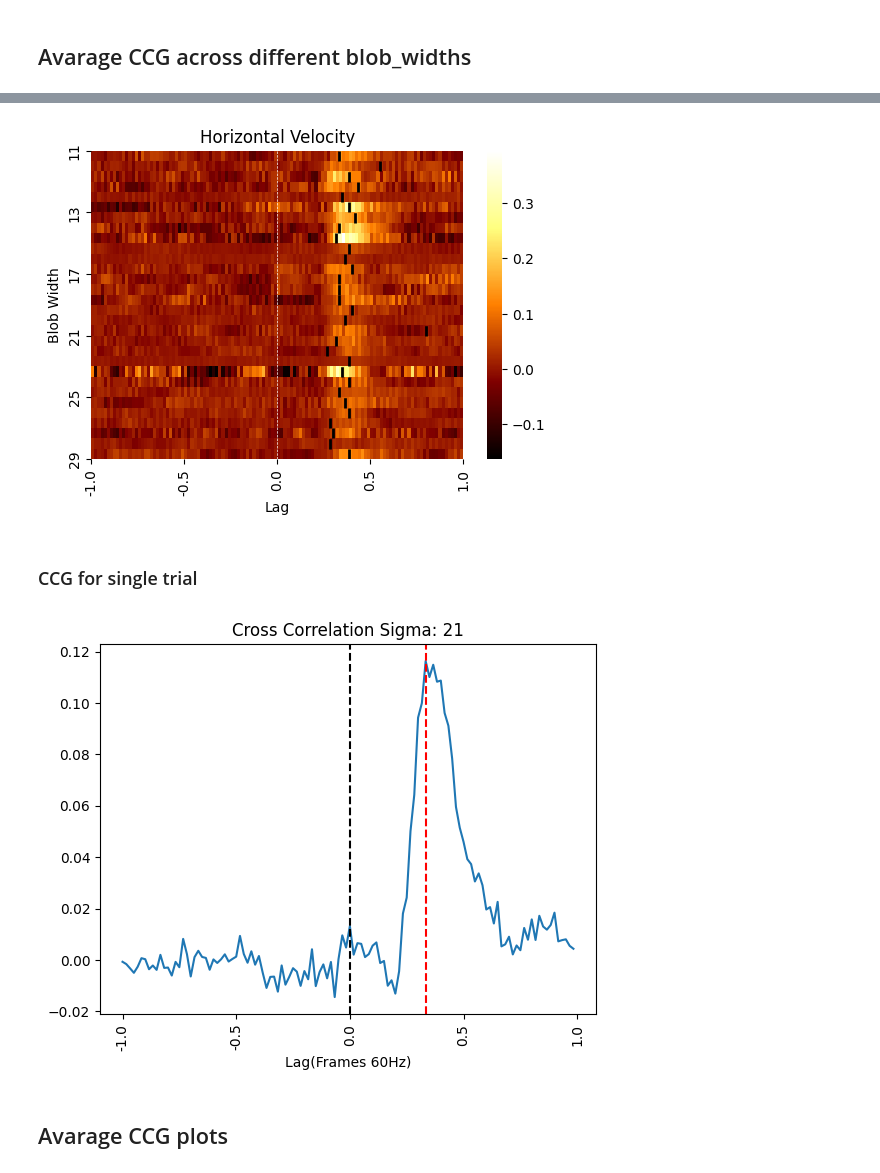
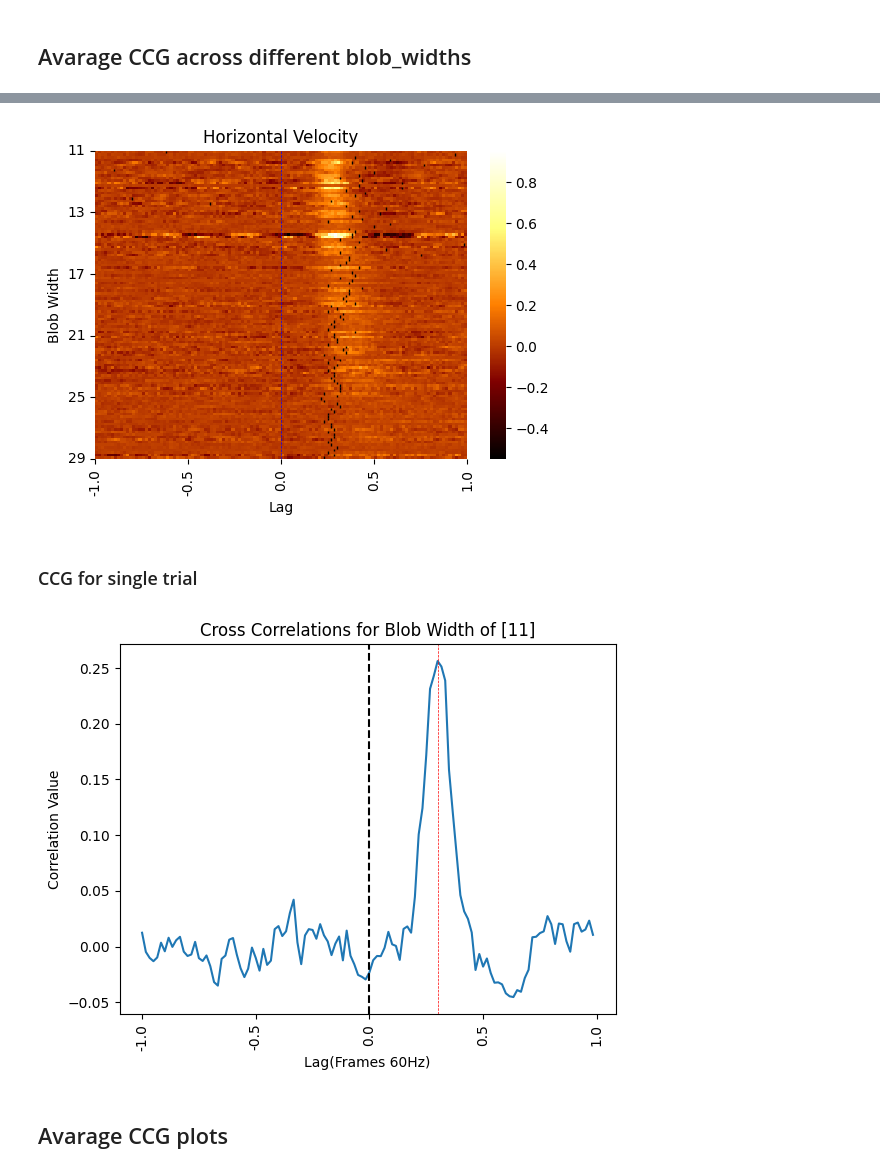
Before and after one commit to omeryildiran/Guido-Pascal-Omer-continuous-psychophysics, a Jupyter notebook: analysis_primier.ipynb, the cells around one changed output, grey strips where cells are left out. Saved outputs shown, nothing was run; the diff lists cells and outputs as text; code cells hidden in the pictures.

```diff
--- a/analysis_primier.ipynb
+++ b/analysis_primier.ipynb
@@ -49,8 +46,9 @@ array([29, 29, 29, 29, 29, 21, 21, 21, 21, 21, 13, 13, 13, 13, 13, 11, 11,
 # %%
 # create key-value pairs for the dictionary of 30 trials
 trial_dict = {}
-for i in range(30):
-    trial_dict[i] = {'target': target[i,:], 'response': response[i,:], 'mouse_x': mouse_x[i,:], 'mouse_y': mouse_y[i,:], 'blob_x': blob_x[i,:], 'blob_y': blob_y[i,:], 'sigma': sigma[0][i]}
+for i in range(nTrial):
+    #trial_dict[i] = {'target': target[i,:], 'response': response[i,:], 'mouse_x': mouse_x[i,:], 'mouse_y': mouse_y[i,:], 'blob_x': blob_x[i,:], 'blob_y': blob_y[i,:], 'sigma': sigma[0][i]}
+    trial_dict[i]={'target': target[i,:], 'response': response[i,:], 'sigma': sigma[i]} #bonnen data
 trial_dict[2]['sigma']
 
 
@@ -58,11 +56,11 @@ trial_dict[2]['sigma']
 for i in range(nTrial):
     trial_dict[i]['target']=trial_dict[i]['target'][60:]
     trial_dict[i]['response']=trial_dict[i]['response'][60:]
-    trial_dict[i]['mouse_x']=trial_dict[i]['mouse_x'][60:]
-    trial_dict[i]['mouse_y']=trial_dict[i]['mouse_y'][60:]
-    trial_dict[i]['blob_x']=trial_dict[i]['blob_x'][60:]
-    trial_dict[i]['blob_y']=trial_dict[i]['blob_y'][60:]
-    #trial_dict[i]['sigma']=trial_dict[i]['sigma'][60:]
+    # trial_dict[i]['mouse_x']=trial_dict[i]['mouse_x'][60:]
+    # trial_dict[i]['mouse_y']=trial_dict[i]['mouse_y'][60:]
+    # trial_dict[i]['blob_x']=trial_dict[i]['blob_x'][60:]
+    # trial_dict[i]['blob_y']=trial_dict[i]['blob_y'][60:]
+    ##trial_dict[i]['sigma']=trial_dict[i]['sigma'][60:]
 # %%
 
 # sort the dictionary by sigma
@@ -108,8 +102,8 @@ tmp_trial=trialDictSorted[selected_sigma_ind*nTrialPerBlock+1][1]
 # Normalize the signals
 def min_max_normalizer(x):
     return ((x-x.min())/(x.max()-x.min()))*2-1
-X=min_max_normalizer(tmp_trial['mouse_x'])
-Y=min_max_normalizer(tmp_trial['blob_x'])
+X=min_max_normalizer(tmp_trial['target'])
+Y=min_max_normalizer(tmp_trial['response'])
 ccg=  np.correlate(np.diff(X), np.diff(Y), 'full')
 lag_range = 90
 mid_point = len(ccg) // 2
@@ -117,7 +111,7 @@ ccg_range = ccg[mid_point - lag_range : mid_point+1 + lag_range]
 # Create a time vector for the lag range
 time_vector = np.arange(-lag_range, lag_range + 1)
 # Create heatmap
-plt.figure(figsize=(8, 4))
+plt.figure(figsize=(5,3.4))
 plt.subplot(1, 3, 1)
 plt.imshow([ccg], cmap='afmhot', aspect='auto', extent=[-lag_range, lag_range, -1, 1])
 plt.title('CCG Heatmap Sigma: '+ str(selected_sigma))
@@ -190,44 +196,46 @@ plt.show()
 # %%
 # create heatmap for mean of cross correlation for trials with the same sigma value
 plt.figure(figsize=(6, 4))
-sns.heatmap(ccg_single_blob_trimmed, cmap='afmhot')
+sns.heatmap(ccg_single_trials_trimmed, cmap='afmhot')
 # set x axis ticks from -120 to 120 with ticks at every 20 units
 x=np.linspace(0, frameRate*lag_time*2, 5)
 labels=np.linspace(-lag_time, lag_time, len(x))
 plt.xticks(x, labels, rotation='vertical')
 ## set y axis ticks based on blob widths so that each 5 rows are for the same blob width
-yticks=np.linspace(0, len(ccg_single_blob_trimmed), 6)
+yticks=np.linspace(0, len(ccg_single_trials_trimmed), 6)
 yticklabels=blob_widths
 plt.yticks(yticks, yticklabels)
+plt.axvline(x=lag_range,color='blue',linestyle='--',linewidth=0.5)
 
 plt.title('Horizontal Velocity')
 plt.xlabel('Lag')
 plt.ylabel('Blob Width')
-# Find lag indices of peaks in each row
-peak_indices = np.argmax(ccg_single_blob_trimmed, axis=1)
+
+
 # Trace peak for each blob width
+peak_indices = np.argmax(ccg_single_trials_trimmed, axis=1)# Find lag indices of peaks in each row
 # Add peak lines to the heatmap
-plt.axvline(x=lag_range,color='white',linestyle='--',linewidth=0.5)
-
 for i, peak_index in enumerate(peak_indices):
-    #plt.axvline(x=peak_index, color='black', linestyle='--', linewidth=1, ymin=i/len(blob_widths), ymax=(i+1)/len(blob_widths))
-    plt.axvline(x=peak_index, color='black', linestyle='--', linewidth=2, ymin=i/30, ymax=(i+1)/30)
+    plt.axvline(x=peak_index, color='black', linestyle='--', linewidth=1, ymin=i/nTrial, ymax=(i+1)/nTrial)
 plt.show()
 # %% [output]
-[figure, old version]
+[figure, new version]
 # %% [markdown]
 ### CCG for single trial
 # %%
 sigma_dict={11:0,13:1,17:2,21:3,25:4,29:5}
-selected_sigma=21
+selected_sigma=11
 selected_sigma_ind=sigma_dict[selected_sigma]
 # plot corss-correlation for a single trial
 len_trial=len(trialDictSorted[0][1]['target'])
 frameRate=60
 time_lag=1 # seconds
 steps=int(frameRate*time_lag)
-plt.plot(ccg[len_trial-steps:len_trial+steps])
+
 ccg=ccg_blob_mean[selected_sigma_ind]# set CCG
+
+mid_point=len(ccg)//2
+plt.plot(ccg[mid_point-steps:mid_point+steps])
 # set x axis ticks from -120 to 120 with ticks at every 20 units
 x=np.linspace(0, frameRate*time_lag*2, 5)
 labels=np.linspace(-time_lag, time_lag, len(x))
@@ -235,16 +243,18 @@ plt.xticks(x, labels, rotation='vertical')
 #plot a vertical line at lag=0
 plt.axvline(time_lag*frameRate, color='black', linestyle='--')
 # calculate highest correlation
-max_corr=np.max(ccg[len_trial-steps:len_trial+steps])
-max_corr_index=np.argmax(ccg[len_trial-steps:len_trial+steps])
+max_corr=np.max(ccg[mid_point-steps:mid_point+steps])
+max_corr_index=np.argmax(ccg[mid_point-steps:mid_point+steps])
 # plot the highest correlation
 #plt.axhline(max_corr, color='black', linestyle='--')
-plt.axvline(max_corr_index, color='red', linestyle='--')
-plt.title('Cross Correlation Sigma: ' + str(trialDictSorted[selected_sigma_ind*5+1][1]['sigma']))
+#plt.plot(max_corr_index, max_corr, marker='o', markersize=3, color="red")
+plt.axvline(max_corr_index, color='red', linestyle='--', linewidth=0.5)
+plt.title('Cross Correlations for Blob Width of ' + str(trialDictSorted[selected_sigma_ind*nTrialPerSigma+1][1]['sigma']))
 plt.xlabel('Lag(Frames 60Hz)')
+plt.ylabel('Correlation Value')
 plt.show()
 # %% [output]
-[figure, old version]
+[figure, new version]
 # %% [markdown]
 ## Avarage CCG plots
 # %%
```
Also changed, not shown: parts of 21 cells of this notebook.
